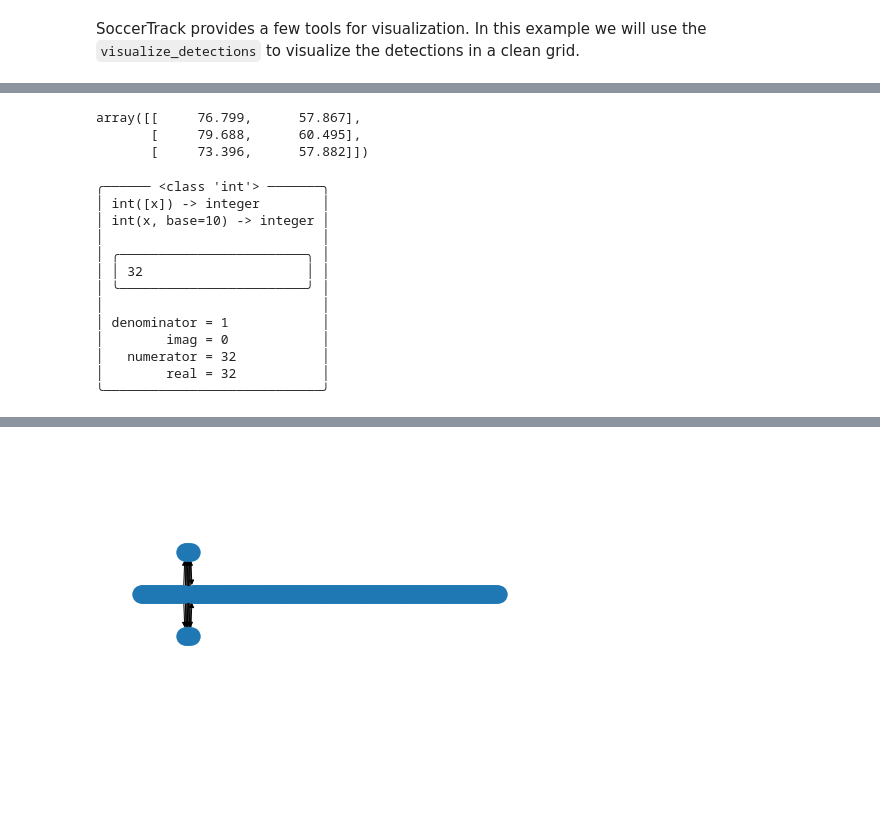
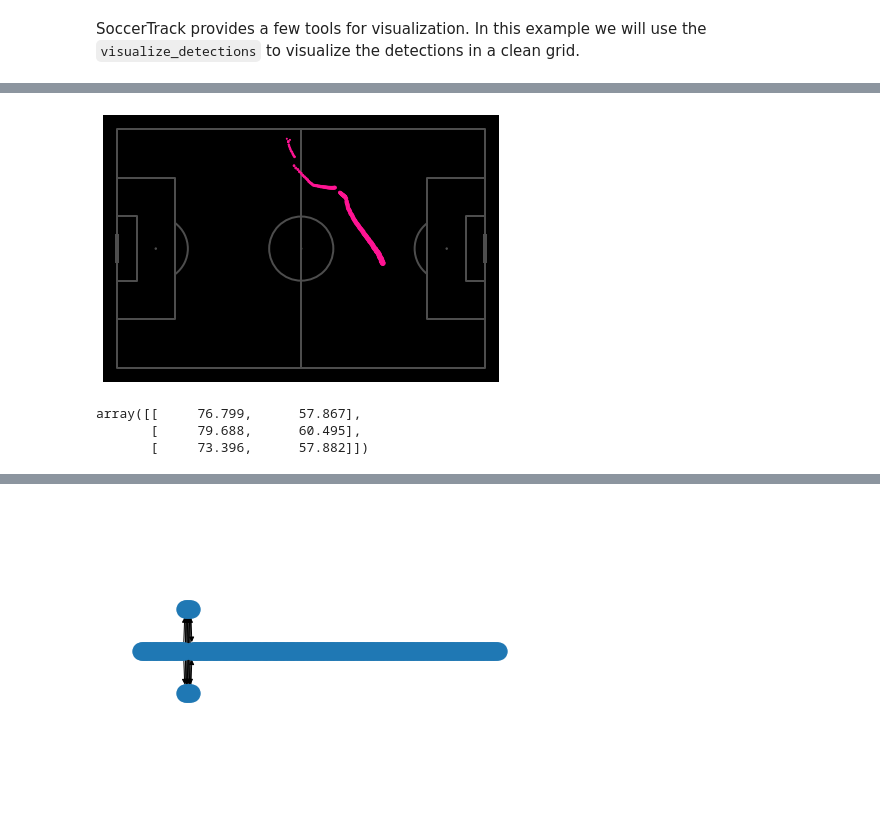
Before and after one commit to AtomScott/SportsLabKit, a Jupyter notebook: notebooks/detect_and_track/detect_and_track.ipynb, the cells around one changed output, grey strips where cells are left out. Drawn from its saved outputs; the diff is of its cells as text; code cells hidden in the pictures; blank space fills up the shorter version.

```diff
--- a/notebooks/detect_and_track/detect_and_track.ipynb
+++ b/notebooks/detect_and_track/detect_and_track.ipynb
@@ -410,3 +509,54 @@ plt.show()
+# %%
+from filterpy.common import Q_discrete_white_noise, Saver, kinematic_kf
+from filterpy.kalman import IMMEstimator
+
+from soccertrack.utils.tracking import Track, EuclideanDistance
+
+# filter ball where in_range is False
+ball_detections_ir = {
+    k: [vi for vi in v if vi.in_range] for k, v in ball_detections.items()
+}
+
+euclidean_distance = EuclideanDistance()
+
+not_init = True
+for frame_idx in range(len(ball_detections_ir)):
+    detections = ball_detections_ir.get(frame_idx, [])
+
+    # catch first detection
+    if not_init and len(detections) > 0:
+        kf = kinematic_kf(dim=2, order=1, dt=cameras[0].fps)
+        kf.Q = Q_discrete_white_noise(dim=kf.Q.shape[0], var=0.10)
+        kf.R *= 0.1
+        track = Track(
+            initial_detection=detections[0], kf=kf, funcs=[euclidean_distance]
+        )  # constant velocity model
+        not_init = False
+
+    if not_init:
+        continue
+
+    # assocation step
+    detection, cost = track.associate(detections, return_cost=True)
+
+    # prediction step
+    track.predict()
+
+    if detection is None:
+        # no association
+        continue
+
+    # update step
+    track.update(detection)
+
+xs, ys = np.squeeze(np.array(track.saver.x)[:, [0, 2]]).T
+
+pitch = Pitch(pitch_color='black', line_color=(.3,.3,.3), pitch_type='custom', pitch_length=105, pitch_width=68)
+fig, ax = pitch.draw()
+plt.scatter(xs, ys, color='deeppink', s=np.linspace(1, 20, len(xs)))
+plt.show()
+# %% [output]
+[figure, added]
 # %%
 from scipy.spatial.distance import cdist, euclidean
 from scipy.optimize import linear_sum_assignment
@@ -442,19 +588,3 @@ cdist(detections, tracks, funcs=[euclidean])
 array([[     76.799,      57.867],
        [     79.688,      60.495],
        [     73.396,      57.882]])
-# %%
-inspect(detections[0]._class_id)
-# %% [output]
-╭────── <class 'int'> ───────╮
-│ int([x]) -> integer        │
-│ int(x, base=10) -> integer │
-│                            │
-│ ╭────────────────────────╮ │
-│ │ 32                     │ │
-│ ╰────────────────────────╯ │
-│                            │
-│ denominator = 1            │
-│        imag = 0            │
-│   numerator = 32           │
-│        real = 32           │
-╰────────────────────────────╯
```
Also changed, not shown: parts of 15 cells of this notebook, 9 other files.
